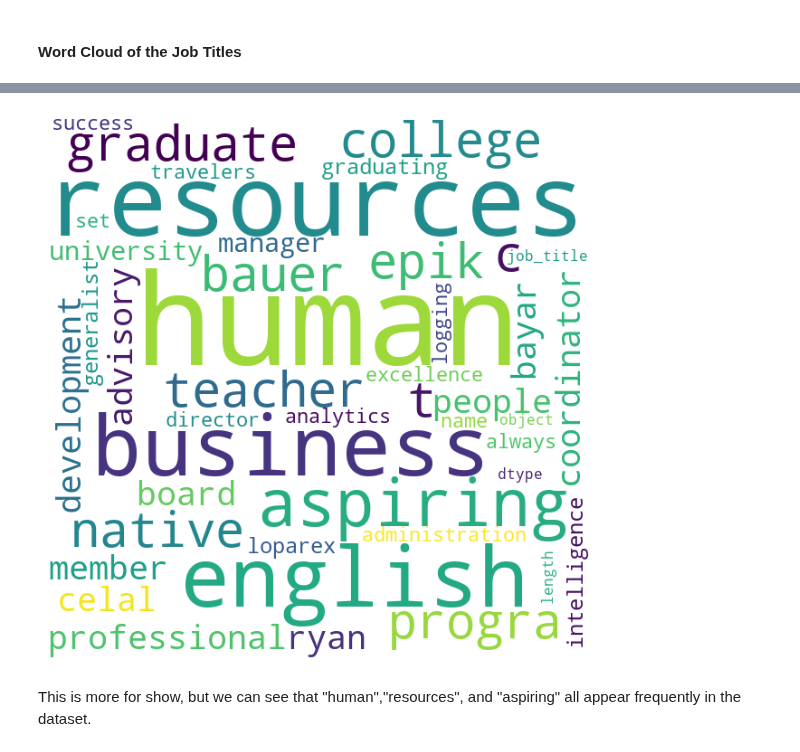
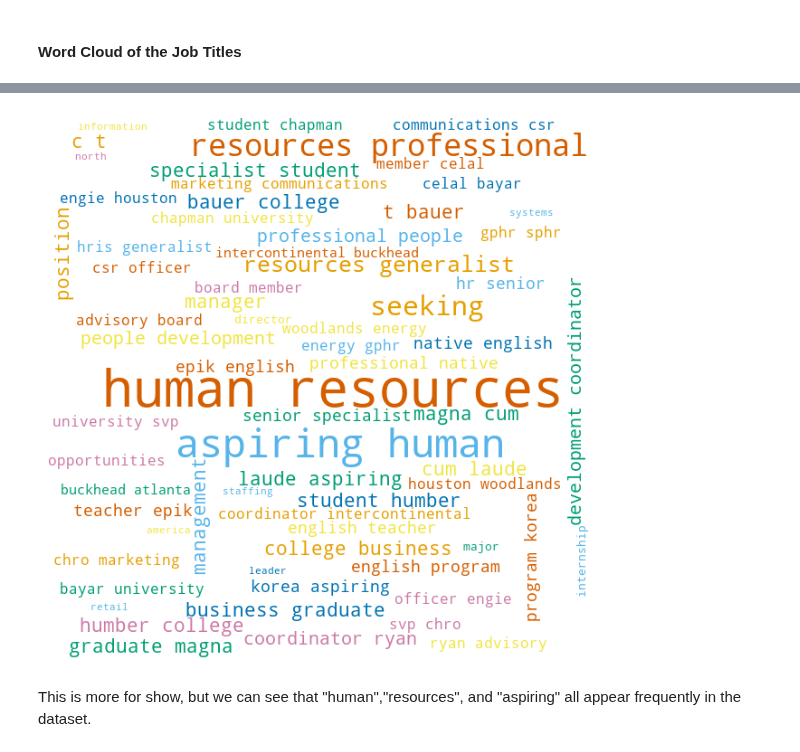
Before and after one commit to sralter/potential_talents, a Jupyter notebook: potential_talents.ipynb, the cells around one changed output, grey strips where cells are left out. Saved outputs shown, nothing was run; the diff lists cells and outputs as text; code cells hidden in the pictures.

```diff
--- a/potential_talents.ipynb
+++ b/potential_talents.ipynb
@@ -892,47 +911,55 @@ We can see that over 60% of candidates have the words "Human" and "Resources" in
 # %%
 # taken from GeeksForGeeks.org:
 # https://www.geeksforgeeks.org/generating-word-cloud-python/
 
-# define list of job titles
-jobs=[df['job_title']]
+# Define list of job titles
+jobs = df['job_title'].tolist()
+# jobs=[df['job_title']]
 
 comment_words = ''
 stopwords = set(STOPWORDS)
 
-# iterate through the csv file
+# Iterate through each job title
 for job in jobs:
+    # Typecast each job title to string and split into tokens by spaces
+    job = str(job)
+    tokens = job.split()  # Split each title into individual words
 
-    # typecaste each val to string
-    job = str(job)
+    # Convert each token into lowercase and add to comment_words if not a stopword
+    tokens = [token.lower() for token in tokens if token.lower() not in stopwords]
 
-    # split the value
-    tokens = job.split()
+    # Join tokens to build the complete comment_words string with individual words
+    comment_words += " ".join(tokens) + " "
 
-    # Converts each token into lowercase
-    for i in range(len(tokens)):
-        tokens[i] = tokens[i].lower()
+# Define the colorblind-friendly palette
+colorblind_palette = ['#E69F00', '#56B4E9', '#009E73', '#F0E442', '#0072B2', '#D55E00', '#CC79A7']
 
-    comment_words += " ".join(tokens)+" "
+# Custom color function to apply colorblind-friendly colors
+def colorblind_friendly_color_func(word, font_size, position, orientation, random_state=None, **kwargs):
+    return random.choice(colorblind_palette)
 
-cloud=WordCloud(width=600,
-                height=600,
-                background_color='white',
-                stopwords=stopwords,
-                min_font_size=10).generate(comment_words)
+# Create the word cloud
+cloud = WordCloud(width=600,
+                  height=600,
+                  background_color='white',
+                  stopwords=stopwords,
+                  min_font_size=10,
+                  color_func=colorblind_friendly_color_func).generate(comment_words)
 
-# plot the WordCloud image
-plt.figure(figsize = (6,6), facecolor = None)
-plt.imshow(cloud)
+# Plot the WordCloud image
+plt.figure(figsize=(6, 6), facecolor=None)
+plt.imshow(cloud,interpolation = 'bilinear')
 plt.axis("off")
-plt.tight_layout(pad = 0)
+plt.tight_layout(pad=0)
 
+# Save the word cloud as different file formats
 plt.savefig('figures/3_wordcloud.pdf')
 plt.savefig('figures/3_wordcloud.jpg')
 plt.savefig('figures/3_wordcloud.png')
 
 plt.show()
 # %% [output]
-[figure, old version]
+[figure, new version]
 # %% [markdown]
 This is more for show, but we can see that "human","resources", and "aspiring" all appear frequently in the dataset.
 # %% [markdown]
```
Also changed, not shown: parts of 25 cells of this notebook, 12 other files.
